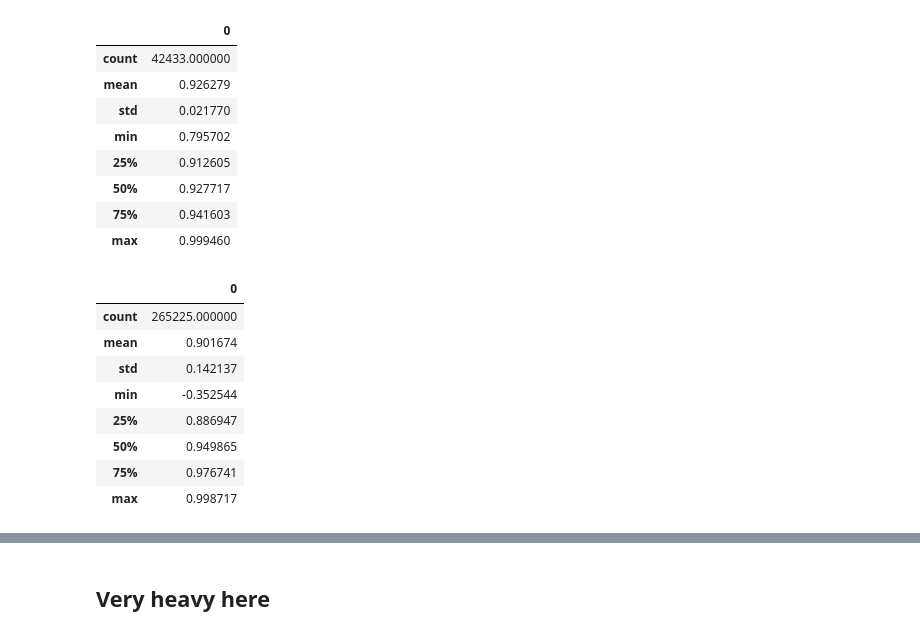
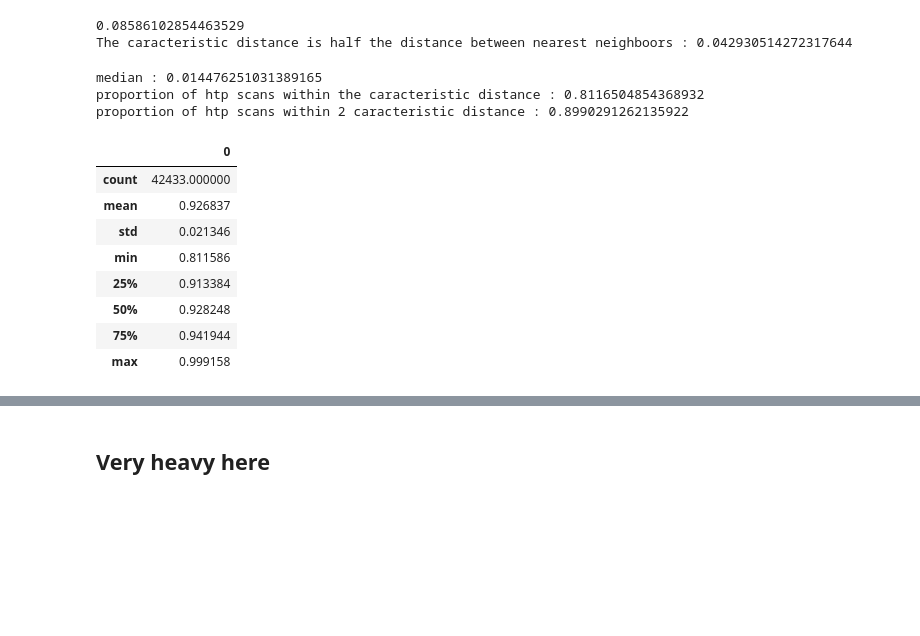
Before and after one commit to neurospin/champollion_V1, a Jupyter notebook: contrastive/notebooks/julien/htp_analysis.ipynb, the cells around one changed output, grey strips where cells are left out. Drawn from its saved outputs; the diff is of its cells as text; code cells hidden in the pictures; blank space fills up the shorter version.

```diff
--- a/contrastive/notebooks/julien/htp_analysis.ipynb
+++ b/contrastive/notebooks/julien/htp_analysis.ipynb
@@ -16,3 +8,0 @@ please provide us feedback at https://github.com/pandas-dev/pandas/issues/54466
-# %%
-model_dir = '/neurospin/dico/jlaval/Output/5_models_FIP_right_3_layer_proj/16-33-05_0/'
-htp_embs = pd.read_csv(os.path.join(model_dir, 'htp_random_embeddings/train_val_embeddings.csv'))
@@ -21,3 +8,0 @@ ukb_embs = pd.read_csv(os.path.join(model_dir, 'ukb_random_epoch40_embeddings/fu
-# %%
-dims = [f'dim{k}' for k in range(1,33)]
-distrib_htp = cosine_similarity(htp_embs[dims].to_numpy())
@@ -71,25 +110,42 @@ plt.hist(nearest_neighs, bins=np.linspace(-1,1,40))
+# %%
+ukb_embs = pd.read_csv(os.path.join(model_dir, 'ukb40_random_embeddings/full_embeddings.csv')) # use UKB here
+ukb_embs = ukb_embs.drop_duplicates(subset='ID', keep='first')
+ukb_embs = ukb_embs.reset_index()
+#ukb_embs = ukb_embs.sample(10000)
+distrib_ukb = cosine_distances(ukb_embs[dims].to_numpy())
+#flat_distrib = distrib_ukb[~np.eye(distrib_ukb.shape[0], dtype=bool)].flatten()
+#plt.hist(flat_distrib, bins=np.linspace(-1,1,100))
+#print(np.median(flat_distrib), np.quantile(flat_distrib, 0.25), np.quantile(flat_distrib, 0.05))
+# %%
+# nearest neighboor average distance in UKB
+# BEWARE, IT MODIFIES DISTRIB IN PLACE
+np.fill_diagonal(distrib_ukb, 1)
+nearest = np.min(distrib_ukb, axis=0)
+nearest_dist = np.median(nearest)
+print(nearest_dist)
+print(f'The caracteristic distance is half the distance between nearest neighboors : {nearest_dist / 2}')
+# %% [output]
+0.08586102854463529
+The caracteristic distance is half the distance between nearest neighboors : 0.042930514272317644
+# %%
+print(f'median : {np.median(cos_dists_htp)}')
+score = 1 - np.sum(cos_dists_htp > nearest_dist / 2) / len(cos_dists_htp)
+print(f'proportion of htp scans within the caracteristic distance : {score}')
+loose_score = 1 - np.sum(cos_dists_htp > nearest_dist) / len(cos_dists_htp)
+print(f'proportion of htp scans within 2 caracteristic distance : {loose_score}')
+# %% [output]
+median : 0.014476251031389165
+proportion of htp scans within the caracteristic distance : 0.8116504854368932
+proportion of htp scans within 2 caracteristic distance : 0.8990291262135922
 # %%
-pd.DataFrame(nearest_neighs).describe()
+pd.DataFrame(nearest).describe()
 # %% [output]
 |  | 0 |
 | count | 42433.000000 |
-| mean | 0.926279 |
-| std | 0.021770 |
-| min | 0.795702 |
-| 25% | 0.912605 |
-| 50% | 0.927717 |
-| 75% | 0.941603 |
-| max | 0.999460 |
+| mean | 0.926837 |
+| std | 0.021346 |
+| min | 0.811586 |
+| 25% | 0.913384 |
+| 50% | 0.928248 |
+| 75% | 0.941944 |
+| max | 0.999158 |
-# %%
-## remove value 1 ?
-pd.DataFrame(distrib_htp.flatten()).describe()
-# %% [output]
-|  | 0 |
-| count | 265225.000000 |
-| mean | 0.901674 |
-| std | 0.142137 |
-| min | -0.352544 |
-| 25% | 0.886947 |
-| 50% | 0.949865 |
-| 75% | 0.976741 |
-| max | 0.998717 |
```
Also changed, not shown: parts of 24 cells of this notebook, 27 other files.
